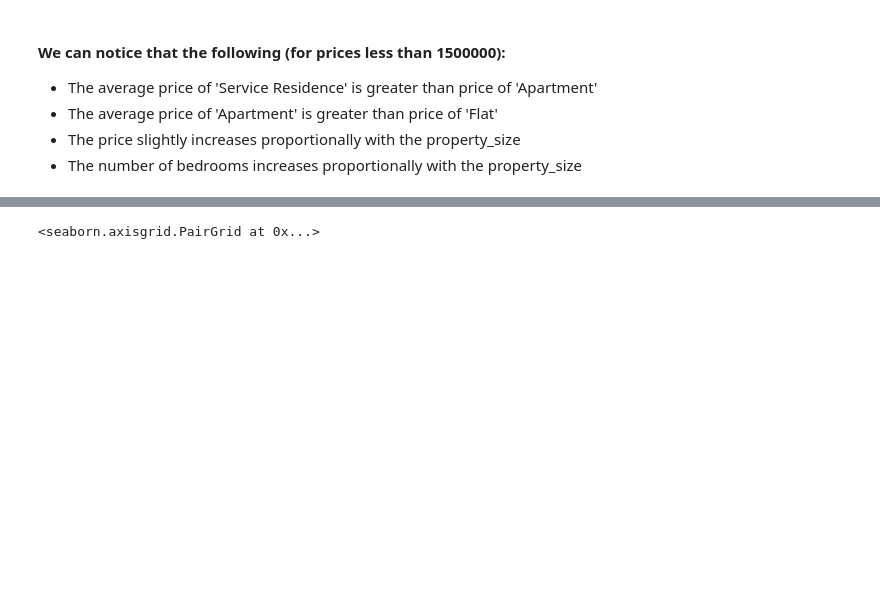
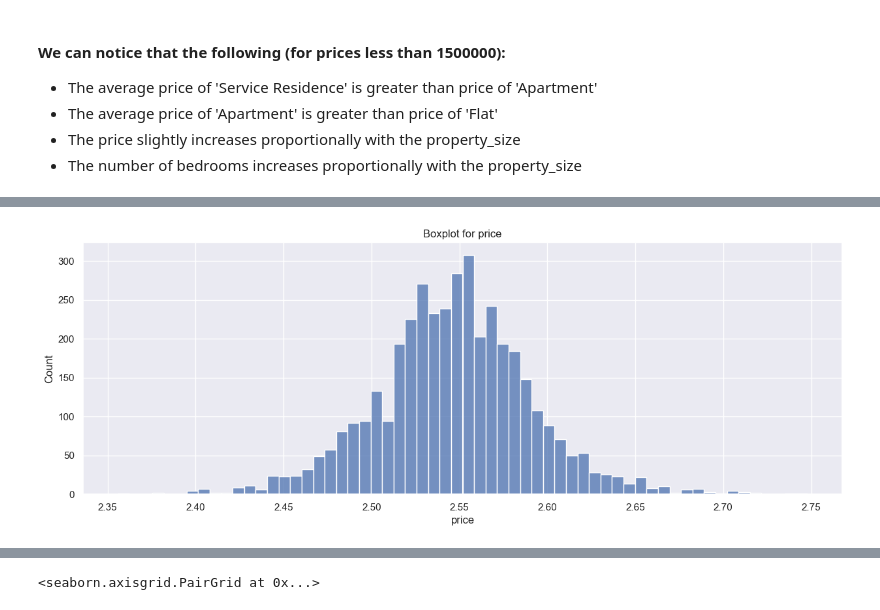
Before and after one commit to aahmedsherif/FinalProject, a Jupyter notebook: script.ipynb, the cells around one changed output, grey strips where cells are left out. Drawn from its saved outputs; the diff is of its cells as text; code cells hidden in the pictures; blank space fills up the shorter version.

```diff
--- a/script.ipynb
+++ b/script.ipynb
@@ -671,0 +681,7 @@ See the caveats in the documentation: https://pandas.pydata.org/pandas-docs/stab
+# %%
+plt.figure(figsize=(15,5))
+sns.histplot(data=df, x='price')
+plt.title('Boxplot for price')
+plt.show()
+# %% [output]
+[figure, added]
```
Also changed, not shown: parts of 5 cells of this notebook.
